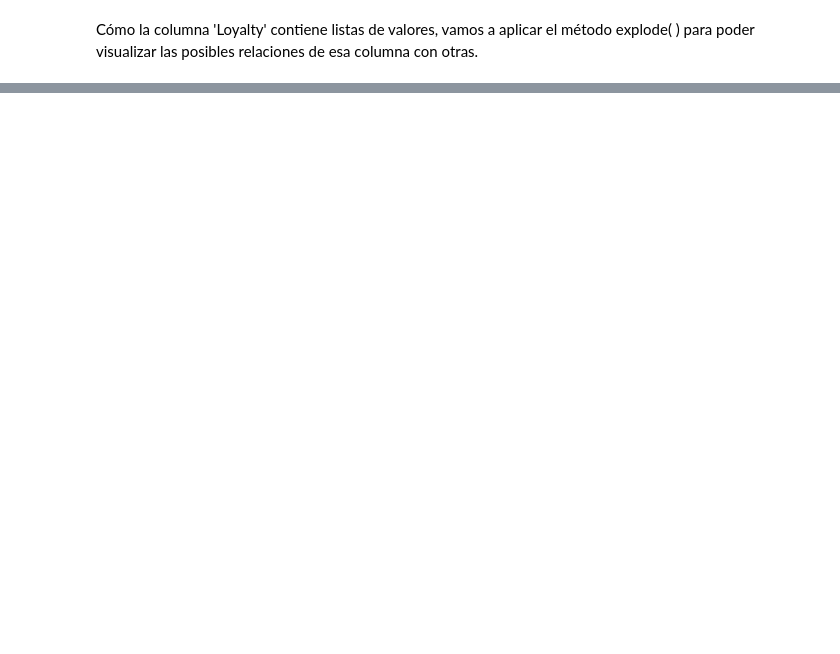
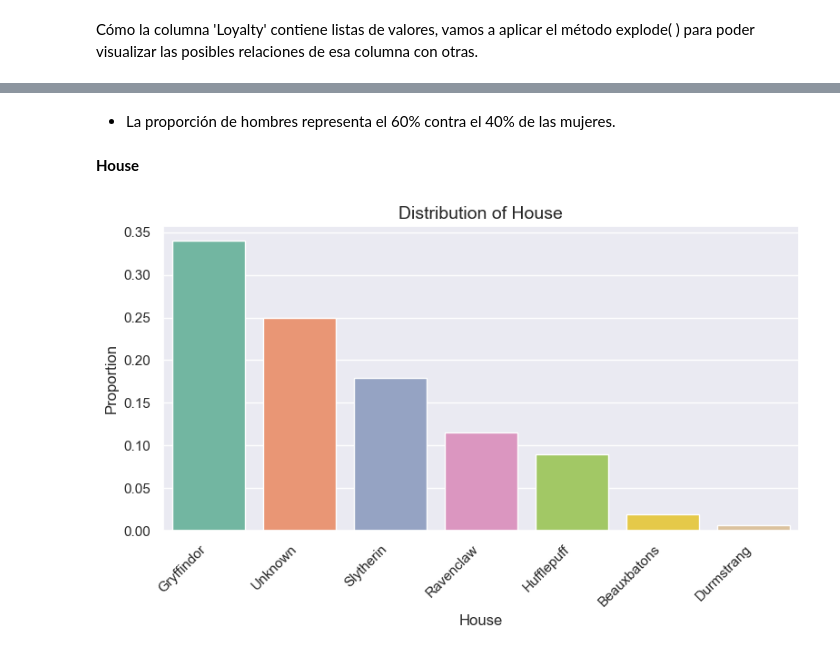
Before and after one commit to CanaryBrianArmas/Personnal-projects, a Jupyter notebook: Proyectos_análisis/EDA_Entrega/Main_Harry_Potter.ipynb, the cells around one changed output, grey strips where cells are left out. Drawn from its saved outputs; the diff is of its cells as text; code cells hidden in the pictures; blank space fills up the shorter version.

```diff
--- a/Proyectos_análisis/EDA_Entrega/Main_Harry_Potter.ipynb
+++ b/Proyectos_análisis/EDA_Entrega/Main_Harry_Potter.ipynb
@@ -615,0 +634,8 @@ plt.show()
+# %% [markdown]
++ La proporción de hombres representa el 60% contra el 40% de las mujeres.
+# %% [markdown]
+**House**
+# %%
+fv.plot_one_variable_categorical(df_copy_exploded, "House", figsize = (8, 5), relative = True)
+# %% [output]
+[figure, added]
```
Also changed, not shown: parts of 32 cells of this notebook, 5 other files.
